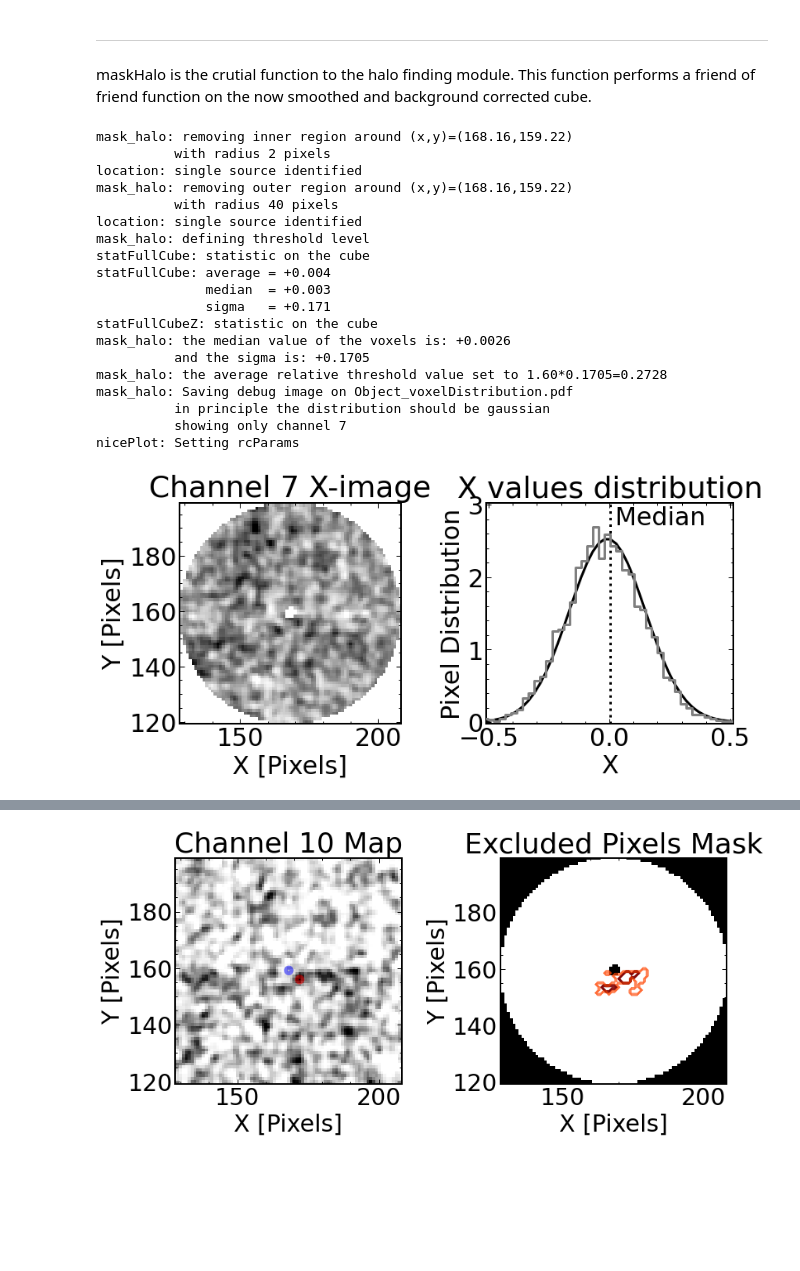
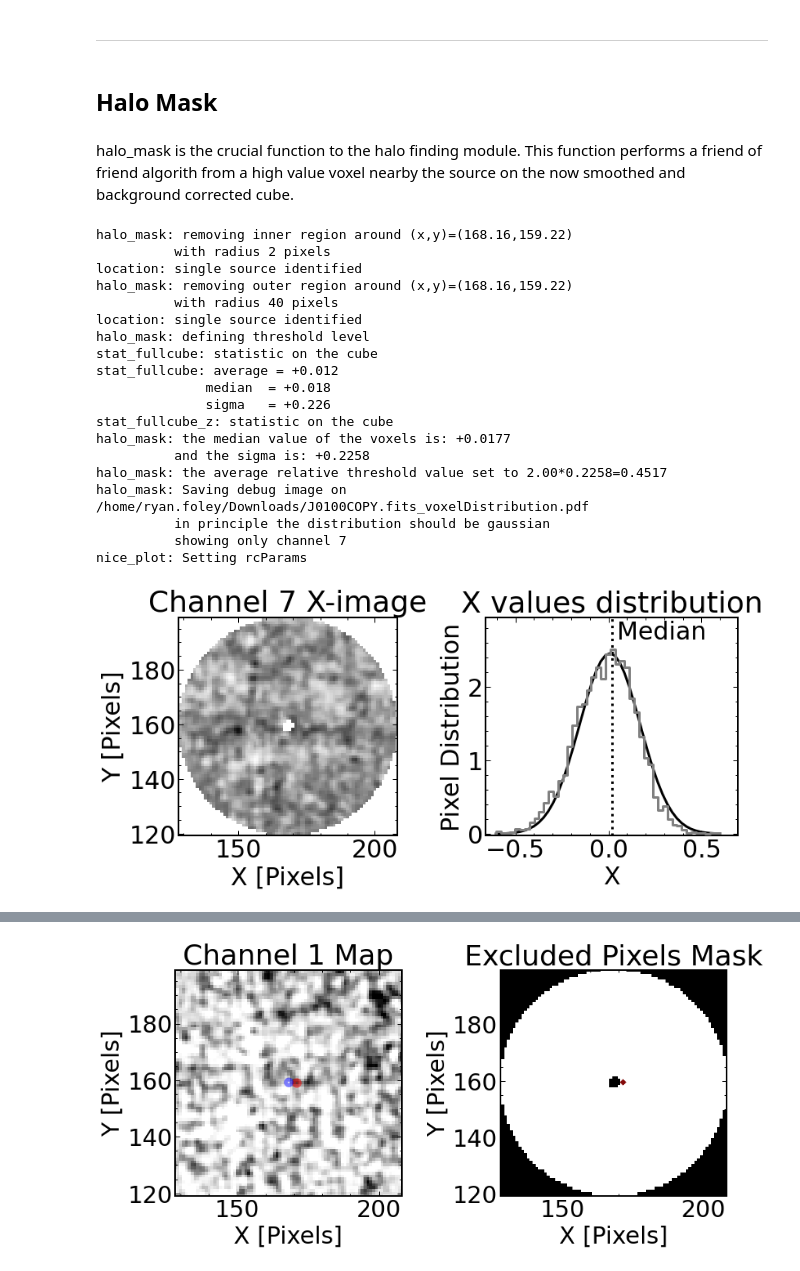
Before and after one commit to EmAstro/pycube, a Jupyter notebook: pycube/notebooks/J0100_notebook.ipynb, the cells around one changed output, grey strips where cells are left out. Saved outputs shown, nothing was run; the diff lists cells and outputs as text; code cells hidden in the pictures; blank space fills up the shorter version.

```diff
--- a/pycube/notebooks/J0100 notebook.ipynb
+++ b/pycube/notebooks/J0100_notebook.ipynb
@@ -354,11 +341,11 @@ nicePlot: Setting rcParams
 The function 'clean_psf' from the fitting psf module takes the now normalized psf model and subtracts the contribution.
 # %%
 dataCubeClean, dataCubeModel = psf.clean_psf(test_cube,
-                                            psf_model=psf_data,
-                                            x_pos=x_pos,y_pos=y_pos,
-                                            debug=True,radius_pos=2.,
-                                            inner_rad=22.,outer_rad = 32.,
-                                            show_debug = True)
+                                             psf_model=psf_data,
+                                             x_pos=x_pos,y_pos=y_pos,
+                                             debug=True,radius_pos=2.,
+                                             inner_rad=25.,outer_rad=35.,
+                                             show_debug=True)
 gc.collect()
 gc.collect()
 # %% [output]
@@ -378,8 +367,8 @@ We use the above plots to set our shrinking parameters min and max lambda.
 # %%
-chiCube, sChiCube = halos.smoothChiCube(dataCubeClean,statcube=statBg,
-                                        min_lambda=1010,
-                                        max_lambda=1025,
-                                        a_smooth=1,
-                                        v_smooth=2)
+chiCube, sChiCube = halos.smooth_chicube(dataCubeClean,statcube=statBg,
+                                         min_lambda=1100,
+                                         max_lambda=1115,
+                                         a_smooth=1,
+                                         v_smooth=2)
 np.shape(sChiCube)
 # %% [output]
@@ -388,40 +377,42 @@ smoothChiCube: Smoothing Cube with 3D Gaussian Kernel
 (15, 321, 326)
 # %% [markdown]
 ----------------
+# %% [markdown]
+## Halo Mask
 # %% [markdown]
-maskHalo is the crutial function to the halo finding module. This function performs a friend of friend function on the now smoothed and background corrected cube.
+halo_mask is the crucial function to the halo finding module. This function performs a friend of friend algorith from a high value voxel nearby the source on the now smoothed and background corrected cube.
 # %%
-maskHalo = halos.maskHalo(sChiCube,
-                          x_pos=x_pos,
-                          y_pos=y_pos,
-                          z_pos=9,
-                          rad_bad_pix=2,
-                          rad_max=40,
-                          r_connect=2,
-                          threshold=1.6,
-                          threshold_type='relative',
-                          bad_pixel_mask=None,
-                          output='Object',
-                          debug=True,
-                          showDebug=True)
+maskHalo = halos.halo_mask(sChiCube,
+                           x_pos=x_pos,
+                           y_pos=y_pos,
+                           z_pos=7,
+                           rad_bad_pix=2,
+                           rad_max=40,
+                           r_connect=2,
+                           threshold=2,
+                           threshold_type='relative',
+                           bad_pixel_mask=None,
+                           output=DATA_DIR,
+                           debug=True,
+                           show_debug=True)
 # %% [output]
-mask_halo: removing inner region around (x,y)=(168.16,159.22)
+halo_mask: removing inner region around (x,y)=(168.16,159.22)
           with radius 2 pixels
 location: single source identified
-mask_halo: removing outer region around (x,y)=(168.16,159.22)
+halo_mask: removing outer region around (x,y)=(168.16,159.22)
           with radius 40 pixels
 location: single source identified
-mask_halo: defining threshold level
-statFullCube: statistic on the cube
-statFullCube: average = +0.004
-              median  = +0.003
-              sigma   = +0.171
-statFullCubeZ: statistic on the cube
-mask_halo: the median value of the voxels is: +0.0026
-          and the sigma is: +0.1705
-mask_halo: the average relative threshold value set to 1.60*0.1705=0.2728
-mask_halo: Saving debug image on Object_voxelDistribution.pdf
+halo_mask: defining threshold level
+stat_fullcube: statistic on the cube
+stat_fullcube: average = +0.012
+              median  = +0.018
+              sigma   = +0.226
+stat_fullcube_z: statistic on the cube
+halo_mask: the median value of the voxels is: +0.0177
+          and the sigma is: +0.2258
+halo_mask: the average relative threshold value set to 2.00*0.2258=0.4517
+halo_mask: Saving debug image on /home/ryan.foley/Downloads/J0100COPY.fits_voxelDistribution.pdf
           in principle the distribution should be gaussian
           showing only channel 7
-nicePlot: Setting rcParams
+nice_plot: Setting rcParams
-[figure, old version]
+[figure, new version]
@@ -440 +432 @@ mask_halo: debug image saved in Object_maskHaloStartingVoxel.pdf
-[figure, old version]
+[figure, new version]
```
Also changed, not shown: parts of 37 cells of this notebook, 3 other files.
